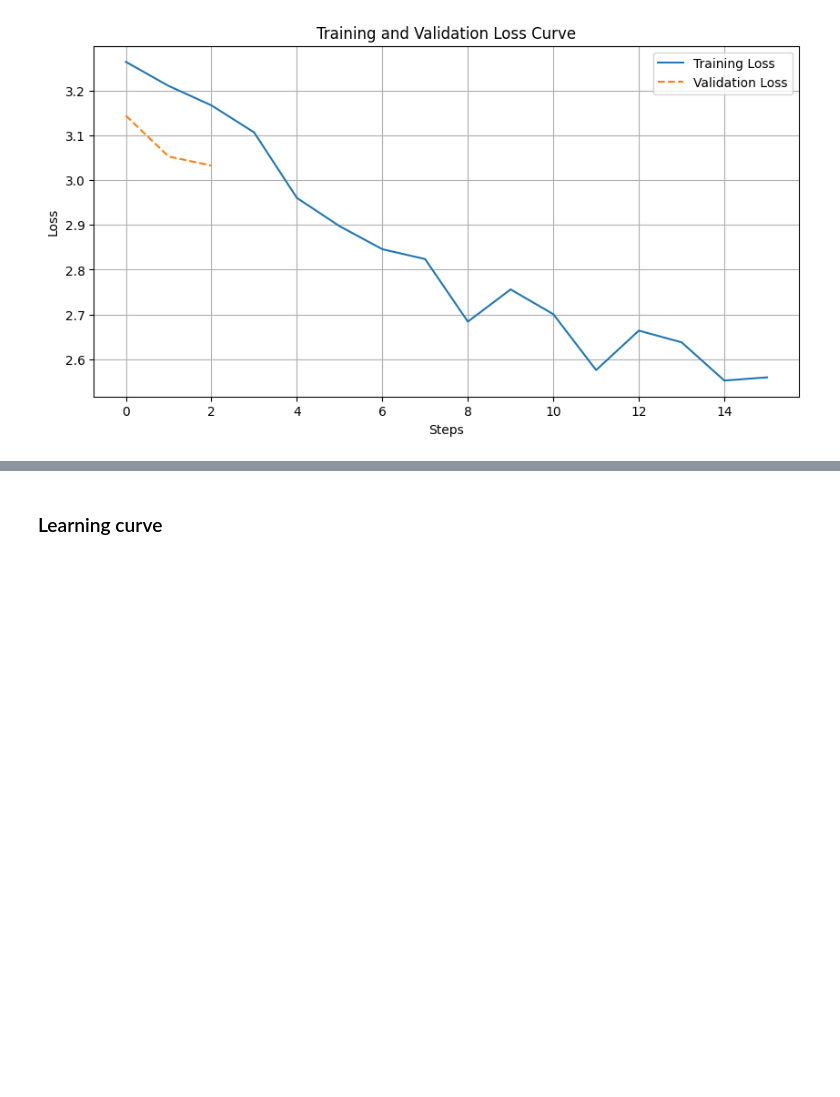
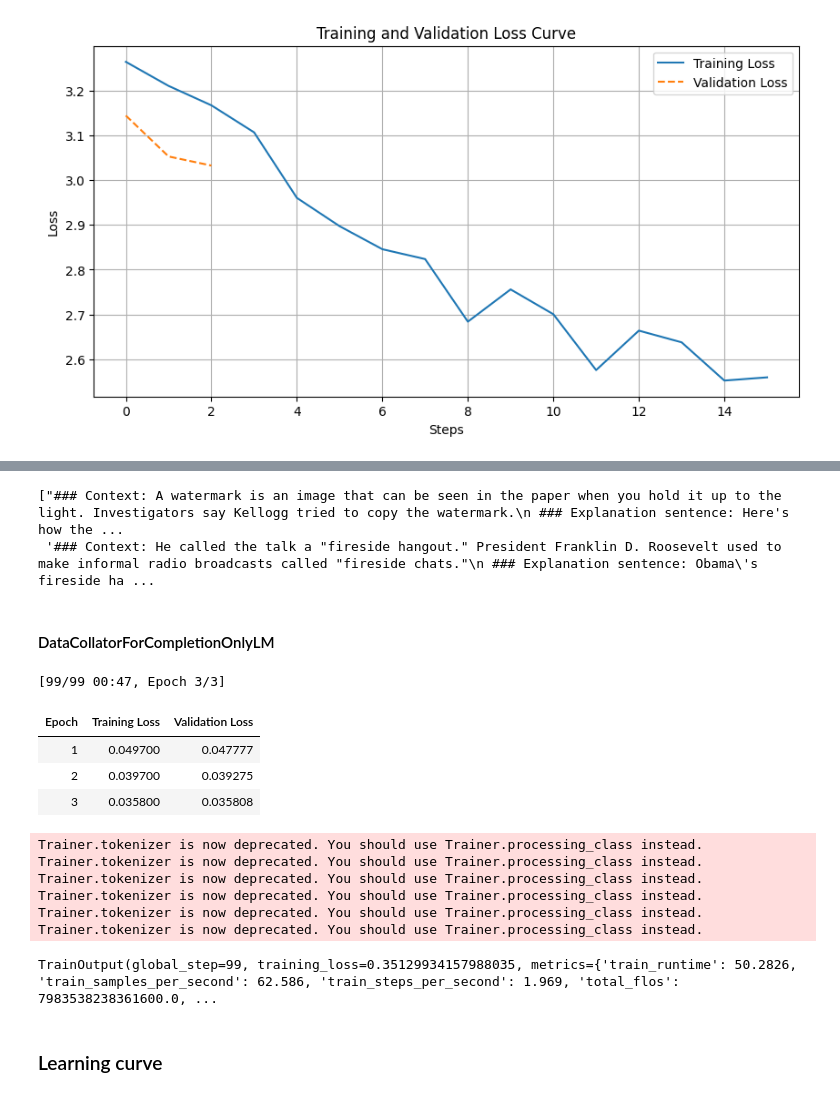
Before and after one commit to martgru/ElabSimp, a Jupyter notebook: main/fine-tune-llama3.2-3b.ipynb, the cells around one changed output, grey strips where cells are left out. Saved outputs shown, nothing was run; the diff lists cells and outputs as text; code cells hidden in the pictures; blank space fills up the shorter version.

```diff
--- a/main/fine-tune-llama3.2-3b.ipynb
+++ b/main/fine-tune-llama3.2-3b.ipynb
@@ -98,9 +142,14 @@ count_texts_over_word_limit(dataset, column='source_text', word_limit=50)
 # %%
 from transformers import AutoTokenizer, AutoModelForCausalLM
 import torch
+from trl import setup_chat_format
+from trl.extras.dataset_formatting import conversations_formatting_function
 # LLAMA 3.2 3B
-tokenizer = AutoTokenizer.from_pretrained('meta-llama/Llama-3.2-3B') #cache_dir="../models/llama/")
-model =  AutoModelForCausalLM.from_pretrained('meta-llama/Llama-3.2-3B', device_map ={'':torch.cuda.current_device()})
+tokenizer = AutoTokenizer.from_pretrained('meta-llama/Llama-3.2-3B', cache_dir="../models/llama/")
+model =  AutoModelForCausalLM.from_pretrained('meta-llama/Llama-3.2-3B', cache_dir="../models/llama/", device_map ={'':torch.cuda.current_device()})
+
+model, tokenizer = setup_chat_format(model, tokenizer)
+formatting_func = conversations_formatting_function(tokenizer, "messages")
 # %% [markdown]
 ## Config
 # %%
@@ -213,0 +277,9 @@ plot_loss_curves(trainer)
+# %%
+SYSTEM_PROMPT_MASKED = """You are an expert in generating exactly one short explanatory sentence (made up of around 10 words or fewer) in a plain English for a given context text.
+Your task is to provide additional information related to the complex statement, term, action, or concept that is semantically missing from the context text.
+You may do this by offering a definition, examples, background knowledge, general statements, a description of the flow of actions, or an explanation of the reason or result of the target action.
+Your task is to replace the `<explanatory sentence>` tag in the provided text with the explanation sentence you generate.
+Return only the explanation sentence itself, without any tags, formatting, or additional text.
+The tone should be plain and simple!
+Return only ONE short concise explanatory sentence!
+"""
@@ -213,0 +289,22 @@ plot_loss_curves(trainer)
+# %%
+def format_example(example):
+    return {
+        "messages": [
+            {"role": "system", "content": SYSTEM_PROMPT_MASKED},
+            {"role": "user", "content": f"{example['source_text']}"}, # Context or Text
+            {"role": "assistant", "content":  f"{example['elaboration_sentence']}"}
+        ]
+    }
+
+def format_test_example(example):
+    return {
+        "messages": [
+            {"role": "system", "content": SYSTEM_PROMPT_MASKED},
+            {"role": "user", "content": f"{example['source_text']}"},
+            {"role": "assistant", "content":  ""}
+        ]
+    }
+
+formatted_train_dataset = dataset["train"].map(format_example)
+formatted_validation_dataset = dataset["validation"].map(format_example)
+formatted_test_dataset = dataset["test"].map(format_test_example)
@@ -213,0 +337,16 @@ plot_loss_curves(trainer)
+# %%
+def formatting_prompts_func(split):
+    output_texts = []
+    for i in range(len(split)):
+        text = f"### Context: {split['source_text'][i]}\n ### Explanation sentence: {split['elaboration_sentence'][i]}"
+        output_texts.append(text)
+    return output_texts
+
+#formatted_dataset = dataset["train"].map(formatting_prompts_func)
+
+formatting_prompts_func(dataset["train"])[:2]
+# %% [output]
+["### Context: A watermark is an image that can be seen in the paper when you hold it up to the light. Investigators say Kellogg tried to copy the watermark.\n ### Explanation sentence: Here's how the ...
+ '### Context: He called the talk a "fireside hangout." President Franklin D. Roosevelt used to make informal radio broadcasts called "fireside chats."\n ### Explanation sentence: Obama\'s fireside ha ...
+# %% [markdown]
+#### DataCollatorForCompletionOnlyLM
@@ -214,3 +415,18 @@ plot_loss_curves(trainer)
+# %%
+trainer.train()
+# %% [output]
+[99/99 00:47, Epoch 3/3]
+| Epoch | Training Loss | Validation Loss |
+| 1 | 0.049700 | 0.047777 |
+| 2 | 0.039700 | 0.039275 |
+| 3 | 0.035800 | 0.035808 |
+Trainer.tokenizer is now deprecated. You should use Trainer.processing_class instead.
+Trainer.tokenizer is now deprecated. You should use Trainer.processing_class instead.
+Trainer.tokenizer is now deprecated. You should use Trainer.processing_class instead.
+Trainer.tokenizer is now deprecated. You should use Trainer.processing_class instead.
+Trainer.tokenizer is now deprecated. You should use Trainer.processing_class instead.
+Trainer.tokenizer is now deprecated. You should use Trainer.processing_class instead.
+TrainOutput(global_step=99, training_loss=0.35129934157988035, metrics={'train_runtime': 50.2826, 'train_samples_per_second': 62.586, 'train_steps_per_second': 1.969, 'total_flos': 7983538238361600.0, ...
 # %% [markdown]
 ### Learning curve
 # %%
```
Also changed, not shown: parts of 37 cells of this notebook, 2 other files.
